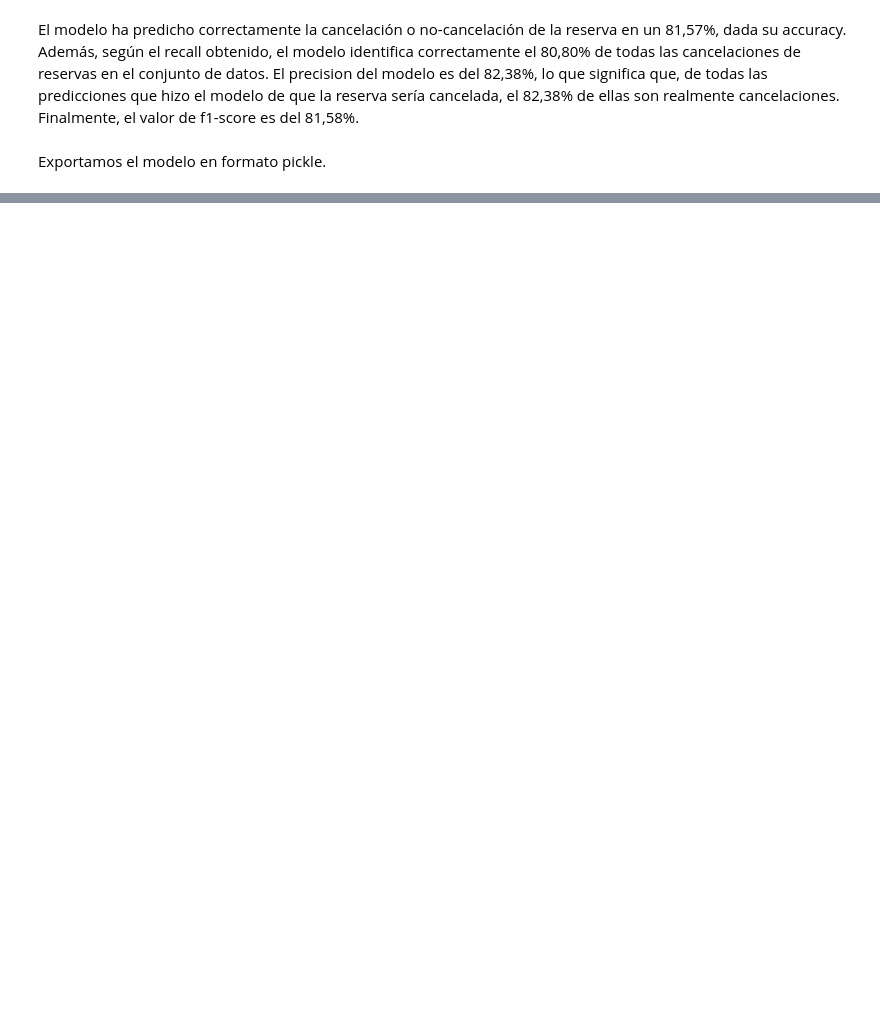
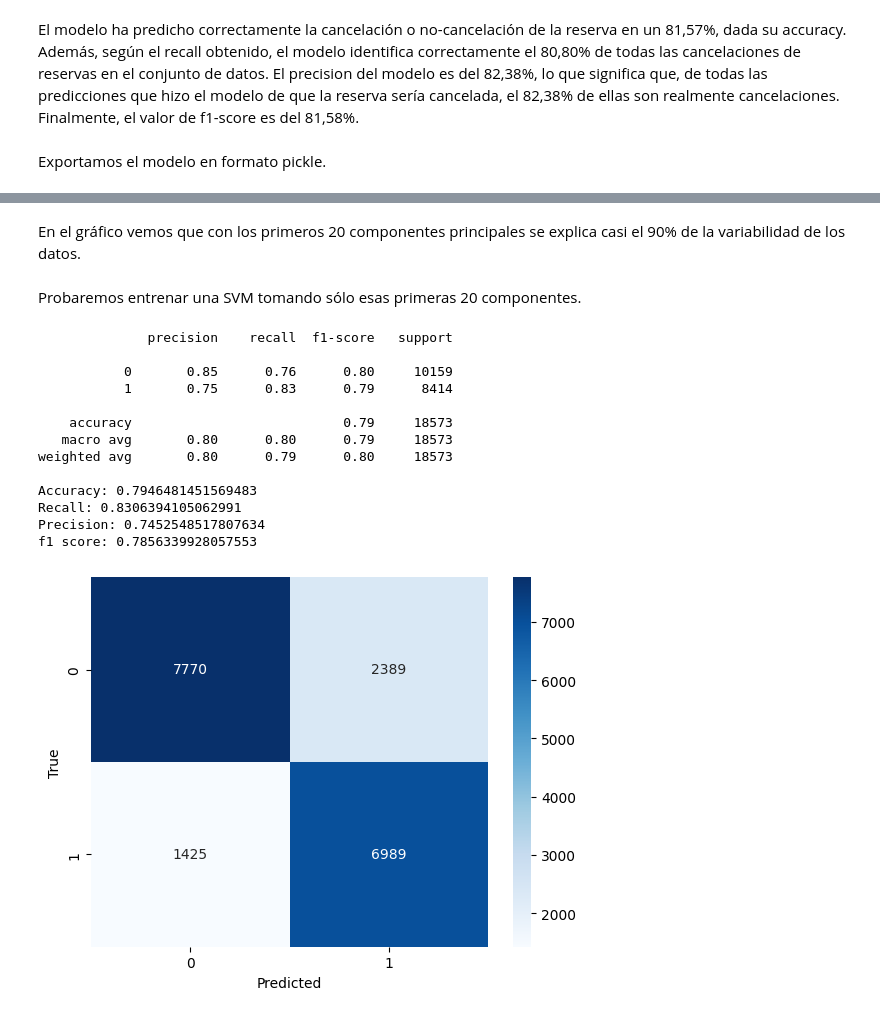
Before and after one commit to mrinkspot/Data-Science-and-Machine-Learning-Projects, a Jupyter notebook: 7506R_TP1_GRUPO20_CHP3_ENTREGA_N1.ipynb, the cells around one changed output, grey strips where cells are left out. Saved outputs shown, nothing was run; the diff lists cells and outputs as text; code cells hidden in the pictures; blank space fills up the shorter version.

```diff
--- a/7506R_TP1_GRUPO20_CHP3_ENTREGA_N1.ipynb
+++ b/7506R_TP1_GRUPO20_CHP3_ENTREGA_N1.ipynb
@@ -861,0 +1020,40 @@ with open('models/knn/knn_model.pickle', 'wb') as archivo:
+# %% [markdown]
+En el gráfico vemos que con los primeros 20 componentes principales se explica casi el 90% de la variabilidad de los datos.
+# %% [markdown]
+Probaremos entrenar una SVM tomando sólo esas primeras 20 componentes.
+# %%
+from sklearn.pipeline import Pipeline
+
+#Defino el tipo de escalado, la transformacion PCA y el modelo
+_sc = StandardScaler()
+_pca = PCA(n_components = 20)
+_model = SVC()
+
+#Creo un pipeline
+svm_model = Pipeline([
+    ('std_scaler', _sc),
+    ('pca', _pca),
+    ('svm', _model)
+])
+
+#Entreno sobre los datos que serán previamente escalados y transformados
+svm_model.fit(x_train,y_train)
+
+#Hago la predicción y calculo las métricas
+y_pred_pca=svm_model.predict(x_test)
+mostrar_metricas(y_pred_pca,y_test)
+# %% [output]
+              precision    recall  f1-score   support
+
+           0       0.85      0.76      0.80     10159
+           1       0.75      0.83      0.79      8414
+
+    accuracy                           0.79     18573
+   macro avg       0.80      0.80      0.79     18573
+weighted avg       0.80      0.79      0.80     18573
+
+Accuracy: 0.7946481451569483
+Recall: 0.8306394105062991
+Precision: 0.7452548517807634
+f1 score: 0.7856339928057553
+[figure, added]
```
Also changed, not shown: parts of 50 cells of this notebook.
